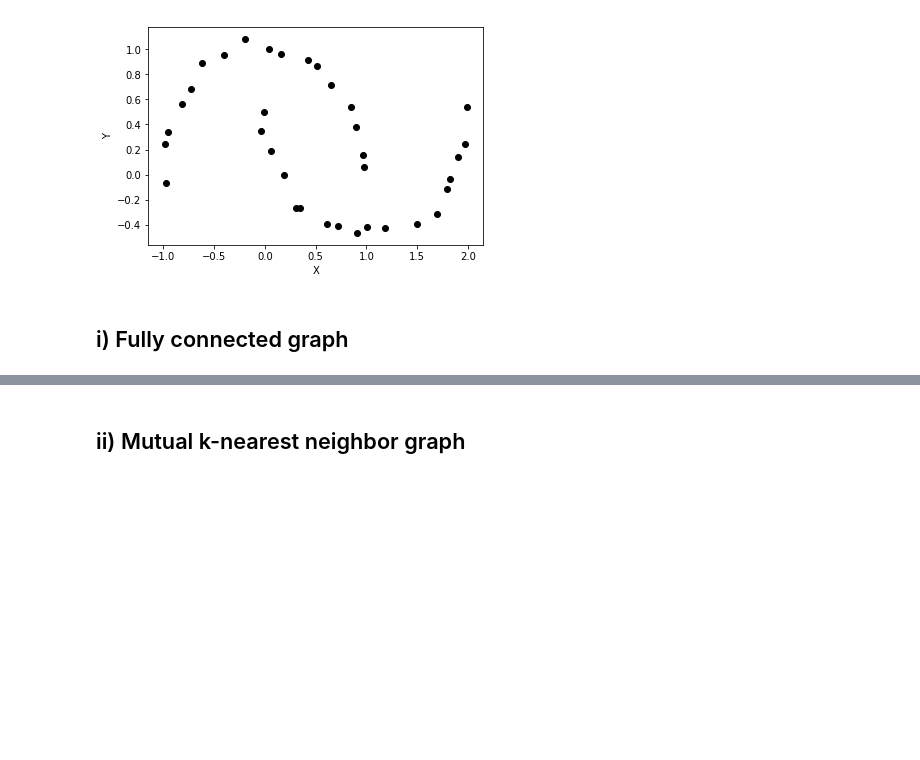
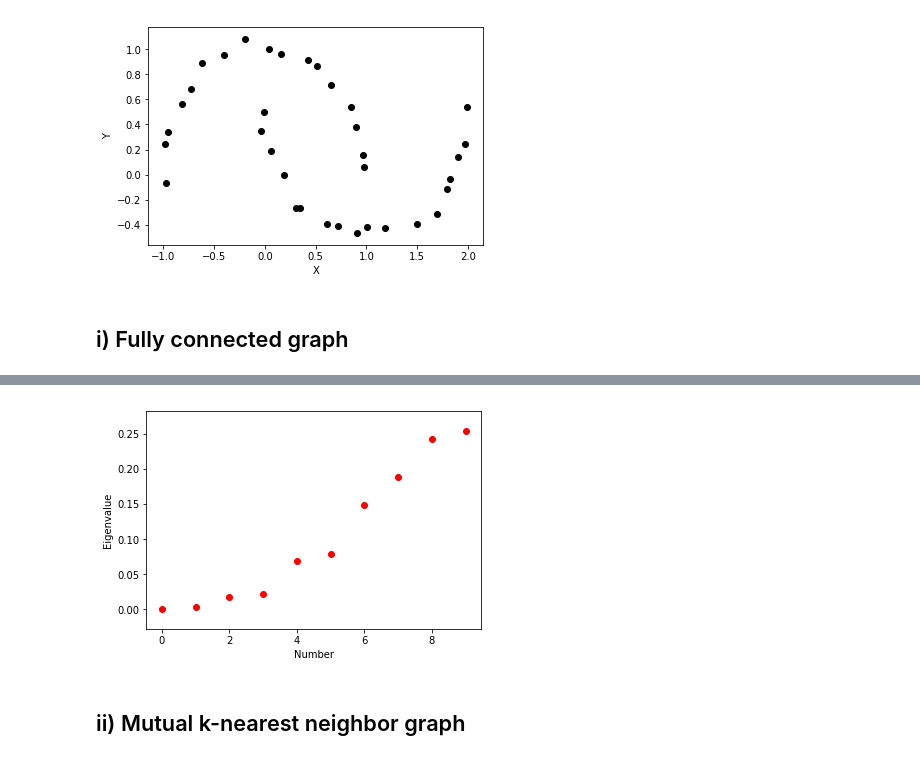
Before and after one commit to msarrias/spectral-clustering, a Jupyter notebook: playground.ipynb, the cells around one changed output, grey strips where cells are left out. Saved outputs shown, nothing was run; the diff lists cells and outputs as text; code cells hidden in the pictures; blank space fills up the shorter version.

```diff
--- a/playground.ipynb
+++ b/playground.ipynb
@@ -36,0 +36,4 @@ f.plot_Graph(hm, nodes_position,
+# %%
+eigenvalues_m, eigenvectors_m = la.eig(f.unnormalized_graph_Laplacian(W_half_moon))
+eigenvalues_m.sort()
+eigenvalues_m=eigenvalues_m.real
@@ -37,3 +63,11 @@ f.plot_Graph(hm, nodes_position,
+# %%
+plt.scatter([i for i in range(10)], eigenvalues_m[0:10],c="red")
+#plt.ylim(-0.0003, 0.0055)
+plt.xlabel ('Number')
+plt.ylabel ('Eigenvalue')
+plt.show()
+# %% [output]
+[figure, added]
 # %% [markdown]
 ## ii) Mutual k-nearest neighbor graph
 # %%
```
Also changed, not shown: parts of 12 cells of this notebook.
